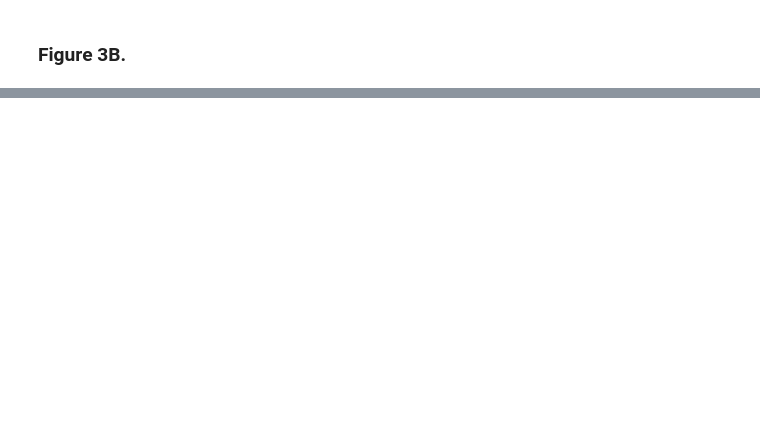
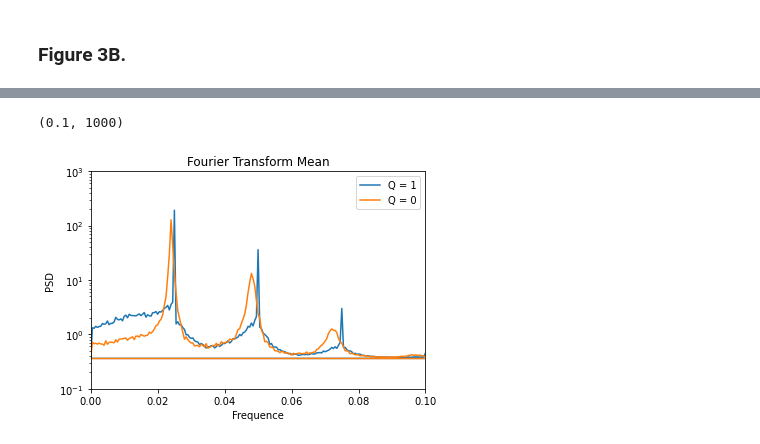
Before and after one commit to Wabognie/BS1_project, a Jupyter notebook: project.ipynb, the cells around one changed output, grey strips where cells are left out. Saved outputs shown, nothing was run; the diff lists cells and outputs as text; code cells hidden in the pictures; blank space fills up the shorter version.

```diff
--- a/project.ipynb
+++ b/project.ipynb
@@ -433,15 +439,15 @@ for deltaB in [0.05, 0.01]:
 ### Figure 3B.
 # %%
 ### Constant values
-nCell = 100 # Number of cells to use
+nCell = 10 # Number of cells to use
 n = 2 # Hill coefficient
-alpha = 112 # Transcription rate in the absence of repressor
+alpha = 216 # Transcription rate in the absence of repressor
 kappa = 20 # Maximal contribution to lacI transcription in the presence of saturating amounts of AI
 k_s0 = 1
 k_s1 = 0.01
-t = 1000 # Time during which the modelisation will be done
+t = 1500 # Time during which the modelisation will be done
 
-tau = 0.04 # Time interval
+tau = 0.08 # Time interval
 # %%
 for Q, eta in (0.5, 2), (0.8, 2), (1, 10):
     deltaB_values = []
@@ -511,0 +675,42 @@ for Q, eta in (0.5, 2), (0.8, 2), (1, 10):
+# %%
+fourierQ1list = []
+fourierQ2list = []
+
+for cell in range(nCell):
+    #Centralisation et normalisation de b
+    b1Q1norm = (bQ1[cell, 0:2000] - (np.mean(bQ1[cell, 0:2000])))/(np.var(bQ1[cell, 0:2000]))
+
+    b1Q2norm = (bQ2[cell, 0:2000] - (np.mean(bQ2[cell, 0:2000])))/(np.var(bQ2[cell, 0:2000]))
+
+    autoCorrelQ1 = np.correlate(b1Q1norm, b1Q1norm, mode="full")
+    autoCorrelQ1 = autoCorrelQ1[autoCorrelQ1.size//2:]
+
+    autoCorrelQ2 = np.correlate(b1Q2norm, b1Q2norm, mode="full")
+    autoCorrelQ2 = autoCorrelQ2[autoCorrelQ2.size//2:]
+
+    #Réalisation des transformées de fourier et récupération dans une liste
+    fourierQ1list.append(np.fft.fft(autoCorrelQ1))
+    fourierQ2list.append(np.fft.fft(autoCorrelQ2))
+
+#calcul des fréquences fft
+freqfour=np.fft.fftfreq(len(autoCorrelQ2))
+
+
+#calcul de la moyenne des fft:
+fourierQ1 = np.array([np.mean(k) for k in zip(*fourierQ1list)])
+fourierQ2 = np.array([np.mean(k) for k in zip(*fourierQ2list)])
+
+
+#Plot de la transfo de fourier
+plt.plot(freqfour, np.real(fourierQ1), label = "Q = 1")
+plt.plot(freqfour, np.real(fourierQ2), label = "Q = 0")
+plt.xlabel('Frequence')
+plt.ylabel('PSD')
+plt.yscale('log')
+plt.title("Fourier Transform Mean")
+plt.legend()
+plt.xlim(0,0.1)
+plt.ylim(0.1, 1000)
+# %% [output]
+(0.1, 1000)
+[figure, added]
```
Also changed, not shown: parts of 11 cells of this notebook.
